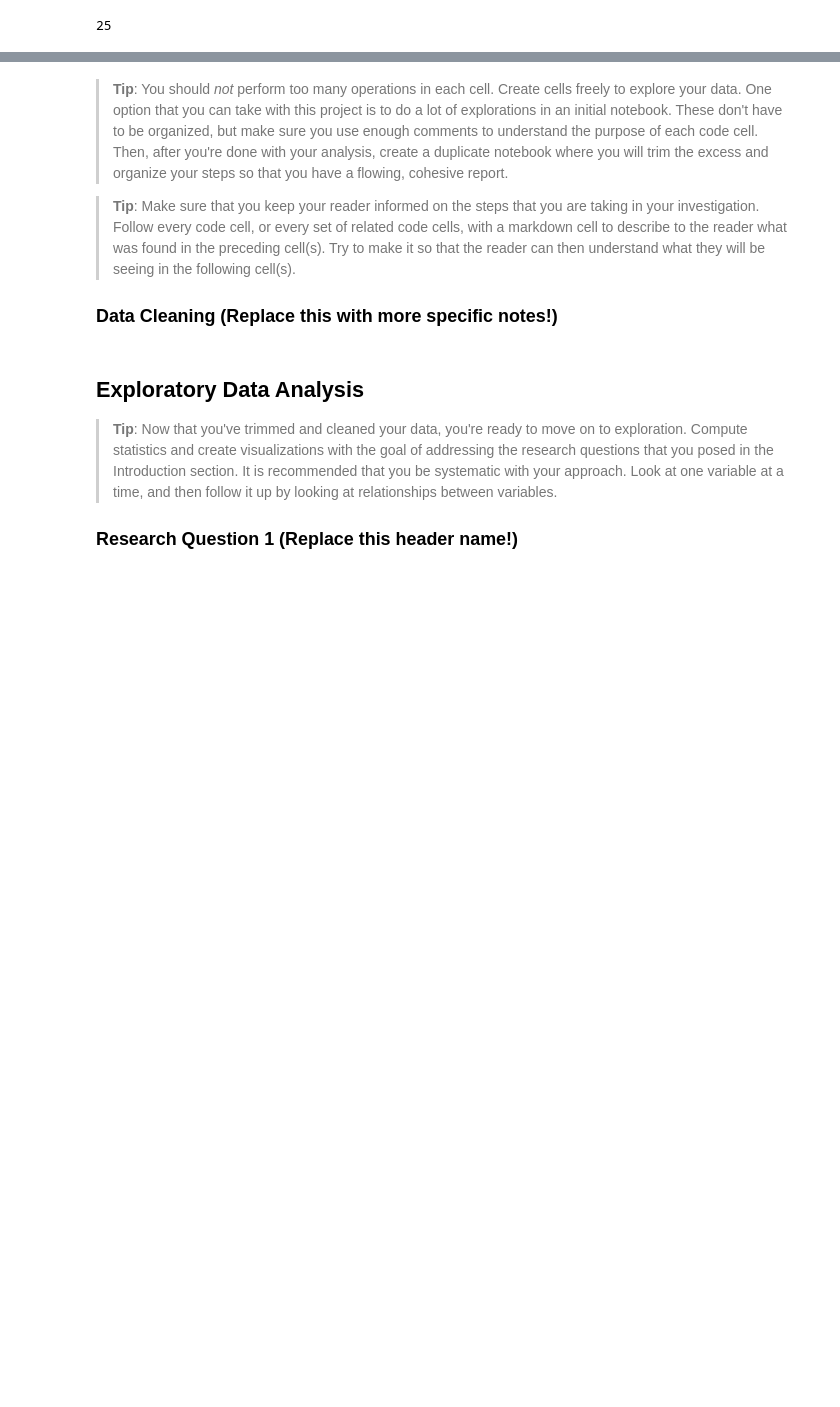
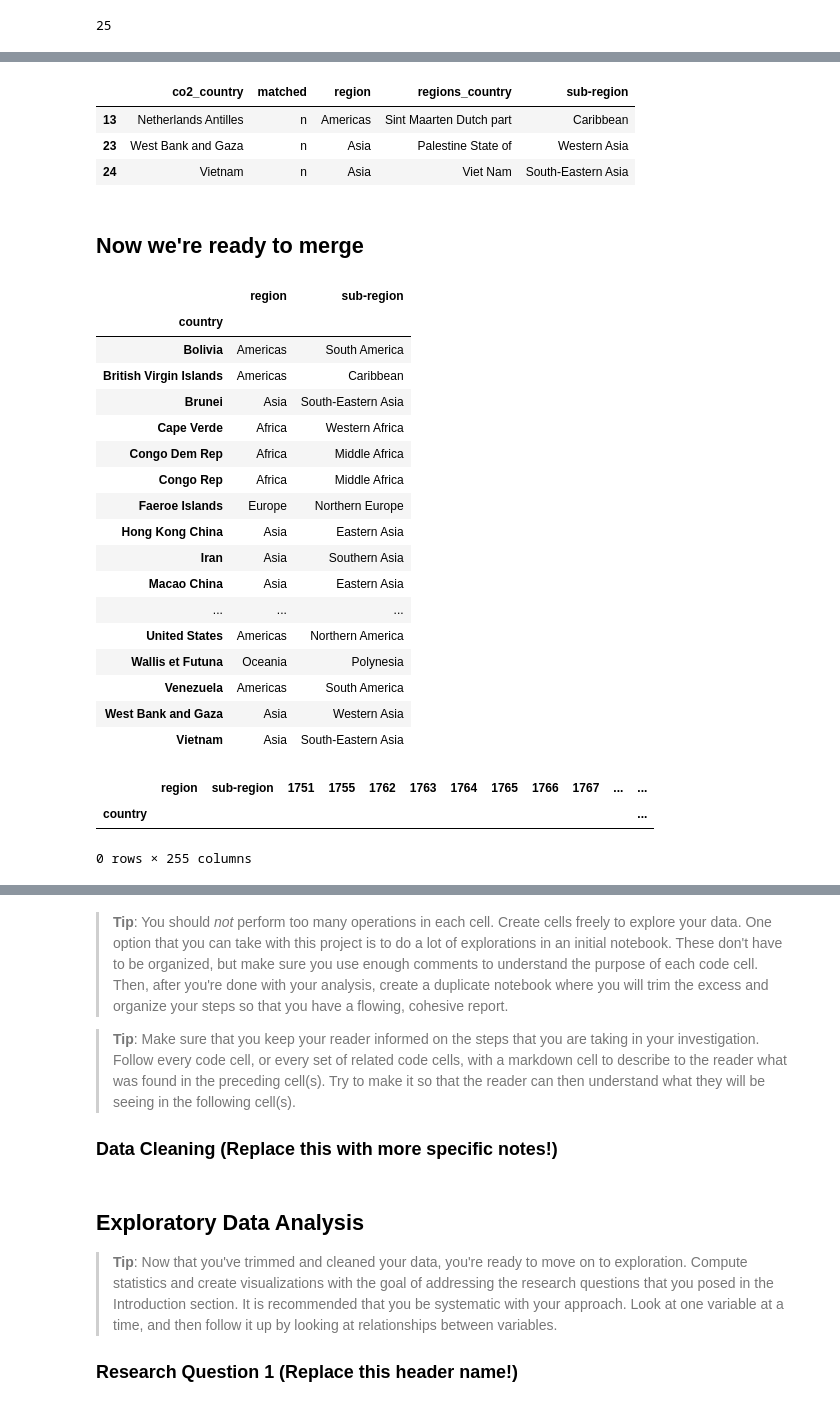
Before and after one commit to limegimlet/data_analysis_gapminder_co2, a Jupyter notebook: gapminder/investigate_gapminder_co2_data.ipynb, the cells around one changed output, grey strips where cells are left out. Drawn from its saved outputs; the diff is of its cells as text; code cells hidden in the pictures; blank space fills up the shorter version.

```diff
--- a/gapminder/investigate_gapminder_co2_data.ipynb
+++ b/gapminder/investigate_gapminder_co2_data.ipynb
@@ -904,0 +795,53 @@ merge_test = merge_test.update
+# %%
+reg_dict = create_reg_dict(regions.loc[241].country)
+matches_df = manual_match(24, reg_dict)
+# %%
+matches_df.loc[matches_df.matched=='n']
+# %% [output]
+|  | co2_country | matched | region | regions_country | sub-region |
+| 13 | Netherlands Antilles | n | Americas | Sint Maarten Dutch part | Caribbean |
+| 23 | West Bank and Gaza | n | Asia | Palestine State of | Western Asia |
+| 24 | Vietnam | n | Asia | Viet Nam | South-Eastern Asia |
+# %% [markdown]
+## Now we're ready to merge
+# %%
+# make sure source & target df's have same index vals
+matches_df = matches_df.set_index('co2_country')
+co2_regions = co2_regions.set_index('country')
+# %%
+# create dict of {index_val: value} for 'region' & 'sub-region'
+reg_dict = matches_df.region.to_dict()
+sub_reg_dict = matches_df['sub-region'].to_dict()
+# %%
+# fill missing values using these dicts
+co2_regions.region = co2_regions.region.fillna(reg_dict)
+co2_regions['sub-region'] = co2_regions['sub-region'].fillna(sub_reg_dict)
+# %%
+# verify the coutries with missing region info have been filled-in
+co2_regions.loc[matches_df.index.values][['region', 'sub-region']]
+# %% [output]
+|  | region | sub-region |
+| country |  |  |
+| Bolivia | Americas | South America |
+| British Virgin Islands | Americas | Caribbean |
+| Brunei | Asia | South-Eastern Asia |
+| Cape Verde | Africa | Western Africa |
+| Congo Dem Rep | Africa | Middle Africa |
+| Congo Rep | Africa | Middle Africa |
+| Faeroe Islands | Europe | Northern Europe |
+| Hong Kong China | Asia | Eastern Asia |
+| Iran | Asia | Southern Asia |
+| Macao China | Asia | Eastern Asia |
+| ... | ... | ... |
+| United States | Americas | Northern America |
+| Wallis et Futuna | Oceania | Polynesia |
+| Venezuela | Americas | South America |
+| West Bank and Gaza | Asia | Western Asia |
+| Vietnam | Asia | South-Eastern Asia |
+# %%
+# verify no more missing values
+co2_regions.loc[co2_regions.region.isnull()]
+# %% [output]
+|  | region | sub-region | 1751 | 1755 | 1762 | 1763 | 1764 | 1765 | 1766 | 1767 | ... | ... |
+| country |  |  |  |  |  |  |  |  |  |  |  | ... |
+0 rows × 255 columns
```
Also changed, not shown: parts of 79 cells of this notebook.
